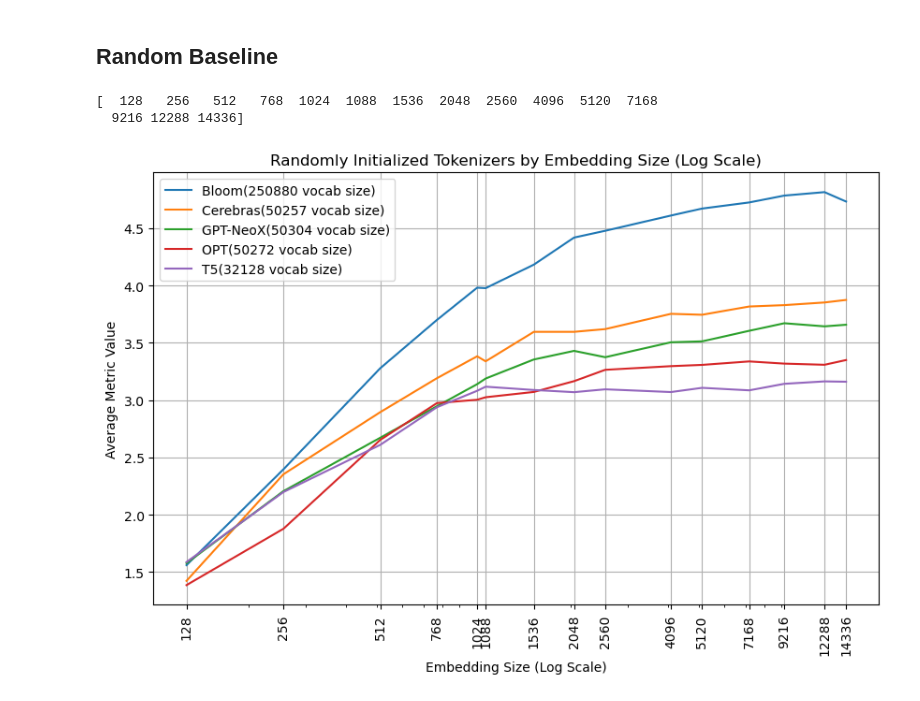
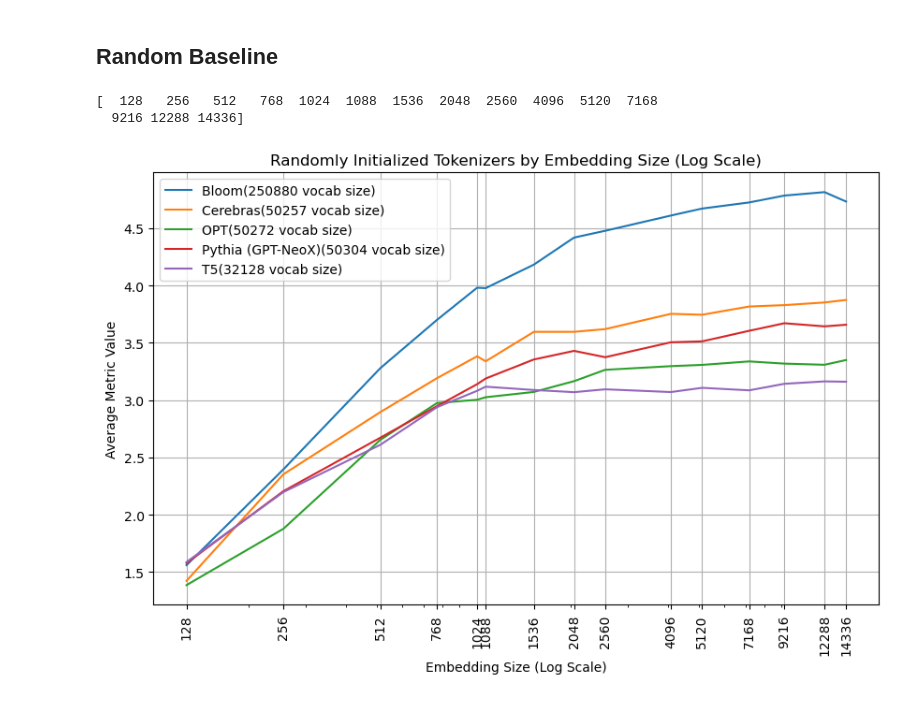
Before and after one commit to jstephencorey/LMEmbeddingAnalysis, a Jupyter notebook: notebooks/Data Analysis and Plotting.ipynb, the cells around one changed output. Drawn from its saved outputs; the diff is of its cells as text; code cells hidden in the pictures.

Commit message:
correct ordering of legend in the random baseline graphs

```diff
--- a/notebooks/Data Analysis and Plotting.ipynb
+++ b/notebooks/Data Analysis and Plotting.ipynb
@@ -461,33 +461,33 @@ ticks.sort()
 print(ticks)
 
 # Step 4: Group Data by Model Suite
-# data['axis_label'] = data['_name'].apply(lambda x: x.split('-')[0])
+data['axis_name'] = data['axis_name'].apply(lambda x: x.replace('GPT-NeoX', "Pythia (GPT-NeoX)")) # This ensures consistent ordering and coloring through the graphs
 random_data = data[data['analysis_type'] == 'random_xn_tok']
 random_data.sort_values(by=['axis_name'])
 
 # Step 5: Plotting
 plt.figure(figsize=(10, 6))
 
 for suite_name, group in random_data.groupby('axis_name'):
     avg_values = group.groupby('embedding_size')['metric_value'].mean()
     plt.plot(avg_values.index, avg_values, label=suite_name)
 
 # Step 5.1: Enable Log Scaling on x-axis
 plt.xscale('log')
 # plt.xticks([128,512,1024,2048,4096,5120,9216,14336])
 plt.xticks(ticks)
 plt.xticks(rotation=90)
 plt.gca().xaxis.set_major_formatter(ScalarFormatter())
 
 # Step 6: Legend and Labels
 plt.legend()
 plt.xlabel('Embedding Size (Log Scale)')
 plt.ylabel('Average Metric Value')
 plt.title('Randomly Initialized Tokenizers by Embedding Size (Log Scale)')
 plt.grid(True)
 plt.savefig(os.path.join(plots_dir, f"Randomly_Initilaized_Tokenizers_ndcg_at_10_seed_7776.png"), bbox_inches='tight')
 plt.show()
 # %% [output]
 [  128   256   512   768  1024  1088  1536  2048  2560  4096  5120  7168
   9216 12288 14336]
-[figure, old version]
+[figure, new version]
```
Also changed, not shown: 4 other files.
